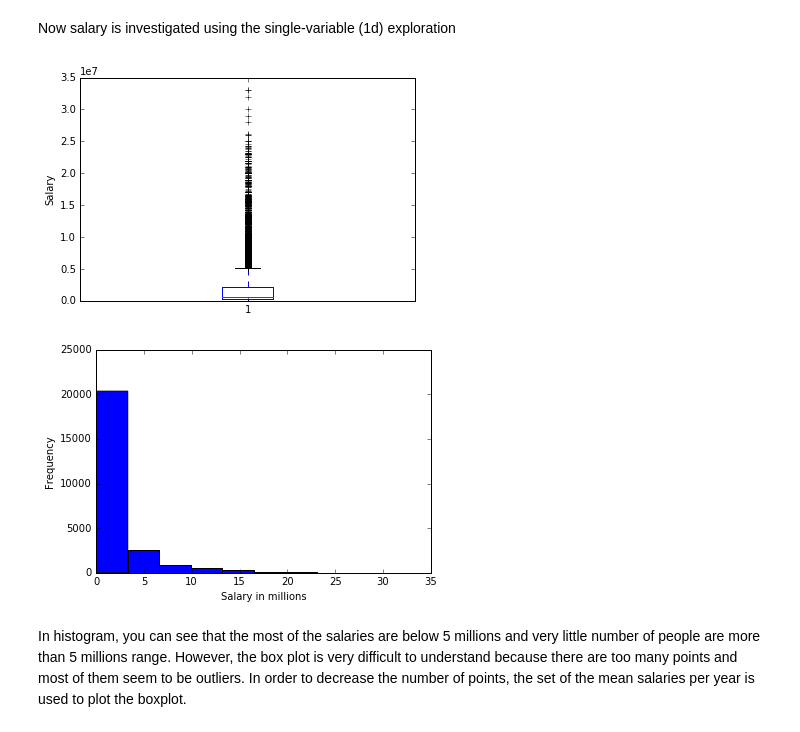
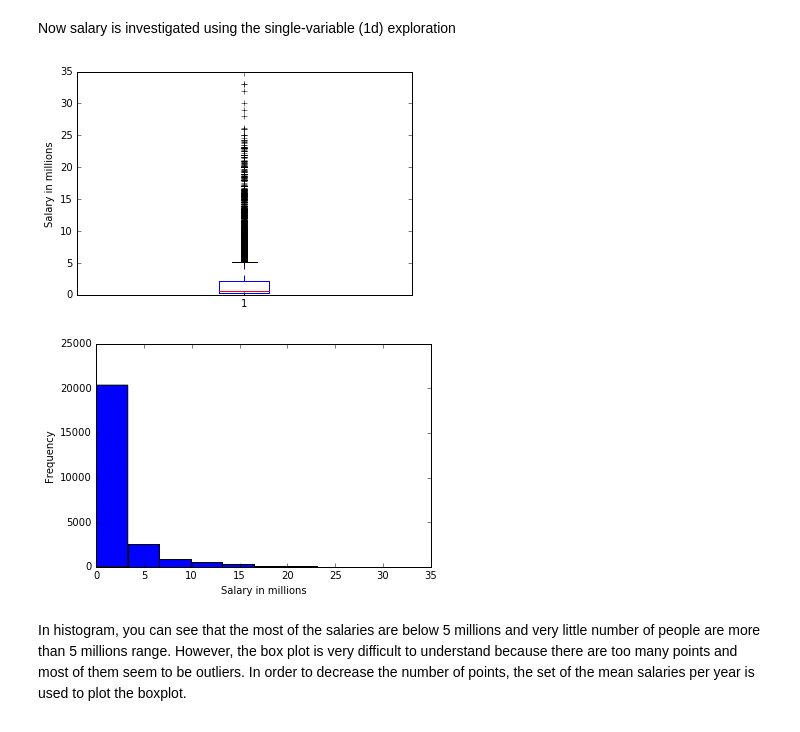
Before and after one commit to wonjunee/investigate-a-dataset, a Jupyter notebook: P2_baseball.ipynb, the cells around one changed output. Cells and saved outputs as stored; diff of their text form; code cells hidden in the pictures.

```diff
--- a/P2_baseball.ipynb
+++ b/P2_baseball.ipynb
@@ -165,16 +153,16 @@ Now salary is investigated using the single-variable (1d) exploration
 # %%
 # single-variable investigation - Salary
 # plot boxplot and histogram
 %matplotlib inline
-plt.boxplot(salariesDF["salary"])
-plt.ylabel("Salary")
+plt.boxplot(salariesDF["salary"]/1000000)
+plt.ylabel("Salary in millions")
 plt.show()
 plt.hist(salariesDF["salary"]/1000000, bins = 10)
 plt.ylabel("Frequency")
 plt.xlabel("Salary in millions")
 plt.show()
 # %% [output]
-[figure, old version]
+[figure, new version]
 [figure]
 # %% [markdown]
 In histogram, you can see that the most of the salaries are below 5 millions and very little number of people are more than 5 millions range.
```
Also changed, not shown: parts of 10 cells of this notebook, 1 other file.
